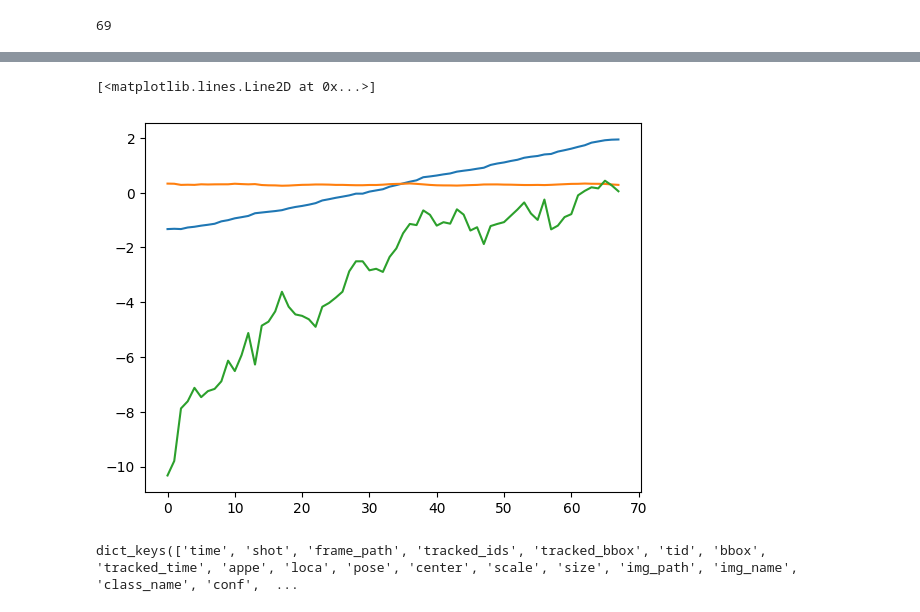
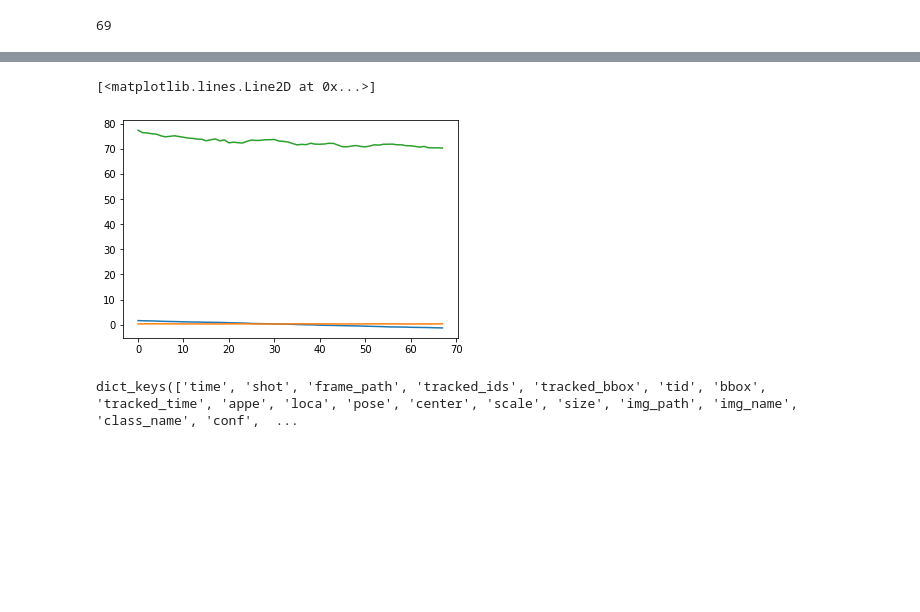
Before and after one commit to LucasEmcken/DLGaitAssessment, a Jupyter notebook: data_viz.ipynb, the cells around one changed output, grey strips where cells are left out. Saved outputs shown, nothing was run; the diff lists cells and outputs as text; code cells hidden in the pictures; blank space fills up the shorter version.

```diff
--- a/data_viz.ipynb
+++ b/data_viz.ipynb
@@ -6,7 +6,7 @@ import joblib
 
 from scipy.spatial import transform
 # %%
-track_dict = joblib.load('data/demo_walk_10.pkl')
+track_dict = joblib.load('data/demo_walk_9.pkl')
 # %%
 #remove first element in track_dict
 list(track_dict.keys())
@@ -37,7 +37,7 @@ outputs//_DEMO/walk_10/img/000002.jpg
 # %%
 params = list(track_dict.get(frames[0]).keys())
 # %%
-joints_2d = dict.get(frames[0]).get('smpl')
+joints_2d = track_dict.get(frames[0]).get('smpl')
 # %%
 joints_2d
 # %% [output]
@@ -221,11 +221,11 @@ camera_frames = get_cameras(track_dict).reshape(get_cameras(track_dict).shape[0]
 # %%
 #plot camera frames
 plt.plot(camera_frames[:, 0])
 plt.plot(camera_frames[:, 1])
-plt.plot(camera_frames[:, 2]-80)
+plt.plot(camera_frames[:, 2])
 # %% [output]
 [<matplotlib.lines.Line2D at 0x...>]
-[figure, old version]
+[figure, new version]
 # %%
 track_dict.get(frames[0]).keys()
 # %% [output]
```
Also changed, not shown: parts of 6 cells of this notebook, 4 other files.
